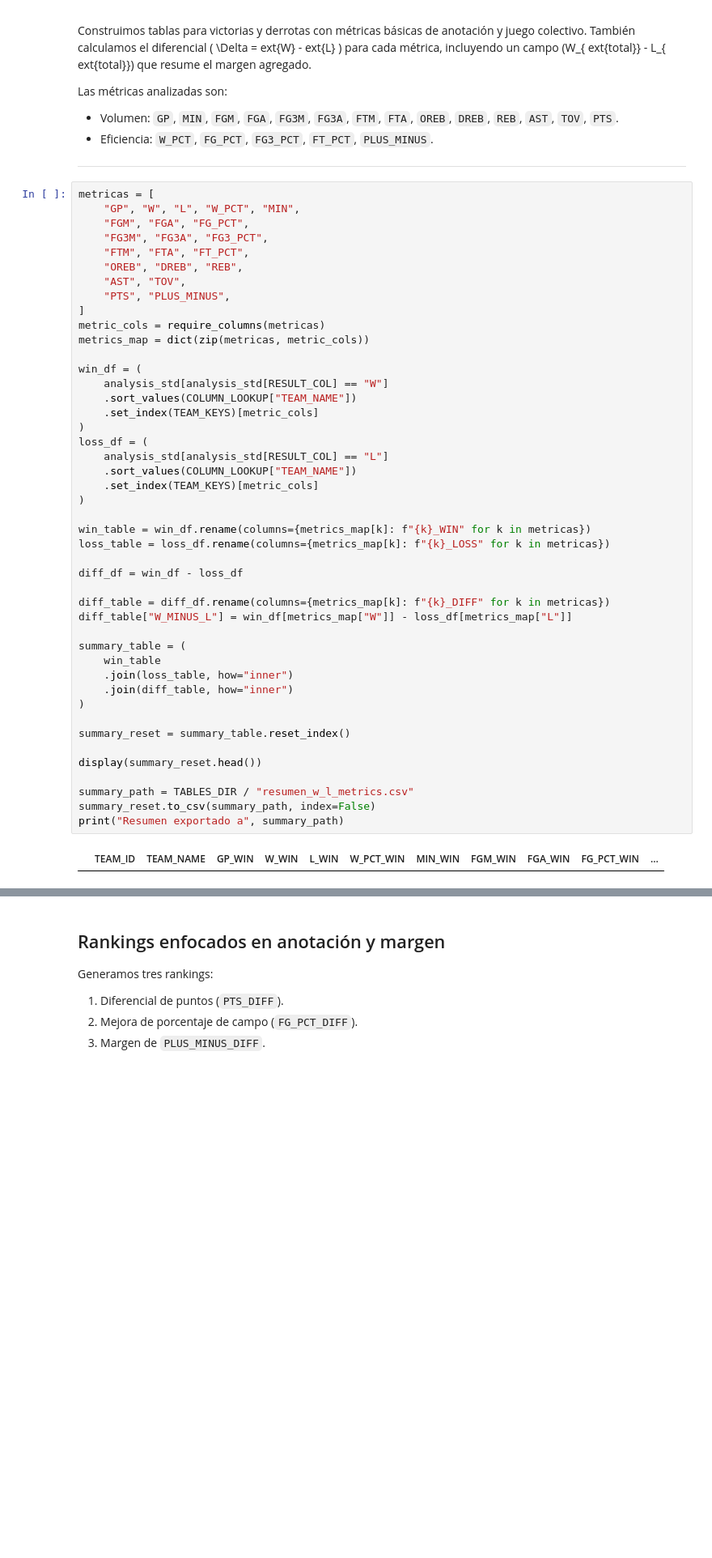
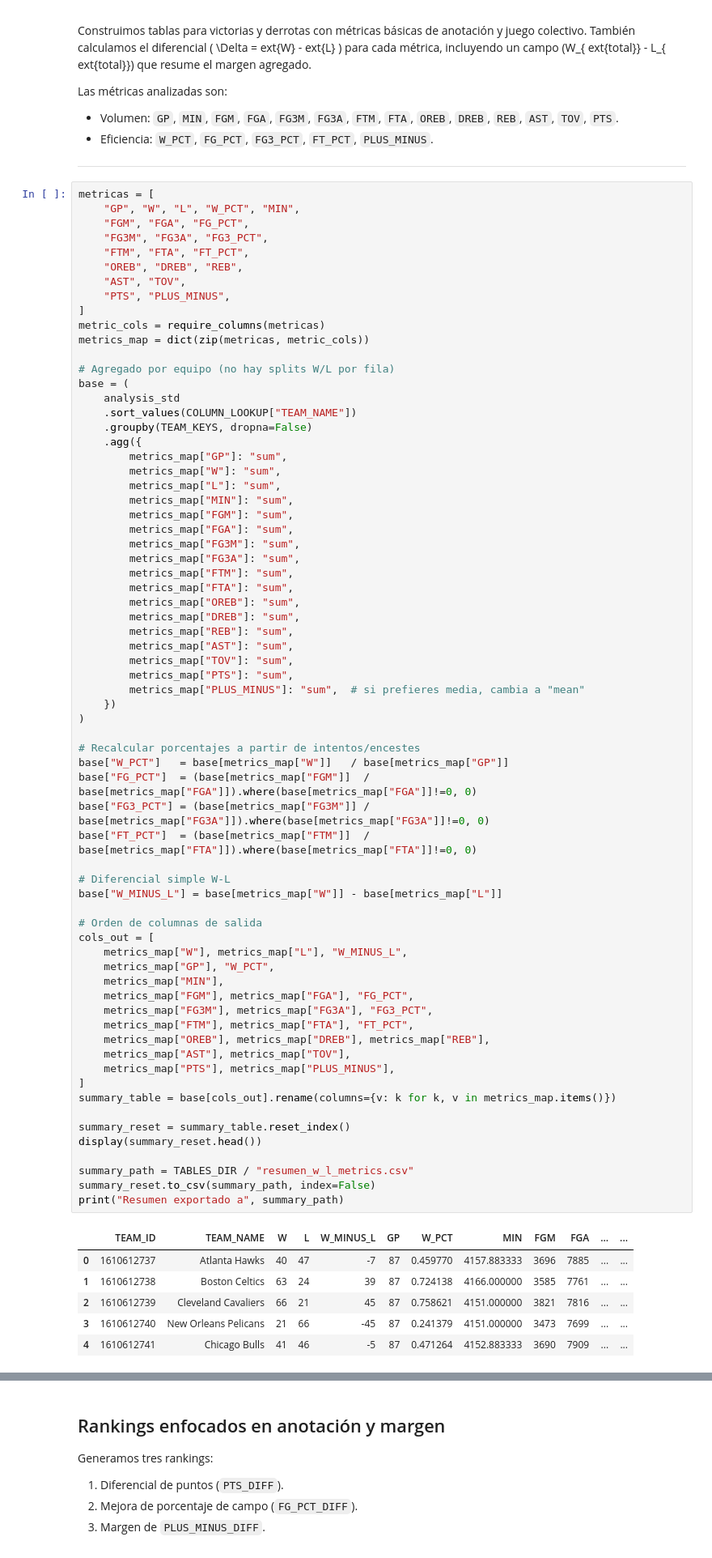
Before and after one commit to diazpablogon/BasketballAnalysis, a Jupyter notebook: 01_data_scrapping/01b_modelling/01a_teamdashboard/01a_generalsplits/01a_base_overview.ipynb, the cells around one changed output, grey strips where cells are left out. Shown: that part at 81% size. Drawn from its saved outputs; the diff is of its cells as text; blank space fills up the shorter version.

Commit message:
Finalizacion del fichero 01a_base_overview.ipynb

```diff
--- a/01_data_scrapping/01b_modelling/01a_teamdashboard/01a_generalsplits/01a_base_overview.ipynb
+++ b/01_data_scrapping/01b_modelling/01a_teamdashboard/01a_generalsplits/01a_base_overview.ipynb
@@ -205,47 +206,75 @@ Las métricas analizadas son:
 # %%
 metricas = [
     "GP", "W", "L", "W_PCT", "MIN",
     "FGM", "FGA", "FG_PCT",
     "FG3M", "FG3A", "FG3_PCT",
     "FTM", "FTA", "FT_PCT",
     "OREB", "DREB", "REB",
     "AST", "TOV",
     "PTS", "PLUS_MINUS",
 ]
 metric_cols = require_columns(metricas)
 metrics_map = dict(zip(metricas, metric_cols))
 
-win_df = (
-    analysis_std[analysis_std[RESULT_COL] == "W"]
+# Agregado por equipo (no hay splits W/L por fila)
+base = (
+    analysis_std
     .sort_values(COLUMN_LOOKUP["TEAM_NAME"])
-    .set_index(TEAM_KEYS)[metric_cols]
-)
-loss_df = (
-    analysis_std[analysis_std[RESULT_COL] == "L"]
-    .sort_values(COLUMN_LOOKUP["TEAM_NAME"])
-    .set_index(TEAM_KEYS)[metric_cols]
+    .groupby(TEAM_KEYS, dropna=False)
+    .agg({
+        metrics_map["GP"]: "sum",
+        metrics_map["W"]: "sum",
+        metrics_map["L"]: "sum",
+        metrics_map["MIN"]: "sum",
+        metrics_map["FGM"]: "sum",
+        metrics_map["FGA"]: "sum",
+        metrics_map["FG3M"]: "sum",
+        metrics_map["FG3A"]: "sum",
+        metrics_map["FTM"]: "sum",
+        metrics_map["FTA"]: "sum",
+        metrics_map["OREB"]: "sum",
+        metrics_map["DREB"]: "sum",
+        metrics_map["REB"]: "sum",
+        metrics_map["AST"]: "sum",
+        metrics_map["TOV"]: "sum",
+        metrics_map["PTS"]: "sum",
+        metrics_map["PLUS_MINUS"]: "sum",  # si prefieres media, cambia a "mean"
+    })
 )
 
-win_table = win_df.rename(columns={metrics_map[k]: f"{k}_WIN" for k in metricas})
-loss_table = loss_df.rename(columns={metrics_map[k]: f"{k}_LOSS" for k in metricas})
+# Recalcular porcentajes a partir de intentos/encestes
+base["W_PCT"]   = base[metrics_map["W"]]   / base[metrics_map["GP"]]
+base["FG_PCT"]  = (base[metrics_map["FGM"]]  / base[metrics_map["FGA"]]).where(base[metrics_map["FGA"]]!=0, 0)
+base["FG3_PCT"] = (base[metrics_map["FG3M"]] / base[metrics_map["FG3A"]]).where(base[metrics_map["FG3A"]]!=0, 0)
+base["FT_PCT"]  = (base[metrics_map["FTM"]]  / base[metrics_map["FTA"]]).where(base[metrics_map["FTA"]]!=0, 0)
 
-diff_df = win_df - loss_df
+# Diferencial simple W-L
+base["W_MINUS_L"] = base[metrics_map["W"]] - base[metrics_map["L"]]
 
-diff_table = diff_df.rename(columns={metrics_map[k]: f"{k}_DIFF" for k in metricas})
-diff_table["W_MINUS_L"] = win_df[metrics_map["W"]] - loss_df[metrics_map["L"]]
-
-summary_table = (
-    win_table
-    .join(loss_table, how="inner")
-    .join(diff_table, how="inner")
-)
+# Orden de columnas de salida
+cols_out = [
+    metrics_map["W"], metrics_map["L"], "W_MINUS_L",
+    metrics_map["GP"], "W_PCT",
+    metrics_map["MIN"],
+    metrics_map["FGM"], metrics_map["FGA"], "FG_PCT",
+    metrics_map["FG3M"], metrics_map["FG3A"], "FG3_PCT",
+    metrics_map["FTM"], metrics_map["FTA"], "FT_PCT",
+    metrics_map["OREB"], metrics_map["DREB"], metrics_map["REB"],
+    metrics_map["AST"], metrics_map["TOV"],
+    metrics_map["PTS"], metrics_map["PLUS_MINUS"],
+]
+summary_table = base[cols_out].rename(columns={v: k for k, v in metrics_map.items()})
 
 summary_reset = summary_table.reset_index()
-
 display(summary_reset.head())
 
 summary_path = TABLES_DIR / "resumen_w_l_metrics.csv"
 summary_reset.to_csv(summary_path, index=False)
 print("Resumen exportado a", summary_path)
 # %% [output]
-|  | TEAM_ID | TEAM_NAME | GP_WIN | W_WIN | L_WIN | W_PCT_WIN | MIN_WIN | FGM_WIN | FGA_WIN | FG_PCT_WIN | ... |
+|  | TEAM_ID | TEAM_NAME | W | L | W_MINUS_L | GP | W_PCT | MIN | FGM | FGA | ... | ... |
+| 0 | 1610612737 | Atlanta Hawks | 40 | 47 | -7 | 87 | 0.459770 | 4157.883333 | 3696 | 7885 | ... | ... |
+| 1 | 1610612738 | Boston Celtics | 63 | 24 | 39 | 87 | 0.724138 | 4166.000000 | 3585 | 7761 | ... | ... |
+| 2 | 1610612739 | Cleveland Cavaliers | 66 | 21 | 45 | 87 | 0.758621 | 4151.000000 | 3821 | 7816 | ... | ... |
+| 3 | 1610612740 | New Orleans Pelicans | 21 | 66 | -45 | 87 | 0.241379 | 4151.000000 | 3473 | 7699 | ... | ... |
+| 4 | 1610612741 | Chicago Bulls | 41 | 46 | -5 | 87 | 0.471264 | 4152.883333 | 3690 | 7909 | ... | ... |
```
Also changed, not shown: parts of 11 cells of this notebook, 8 other files.
